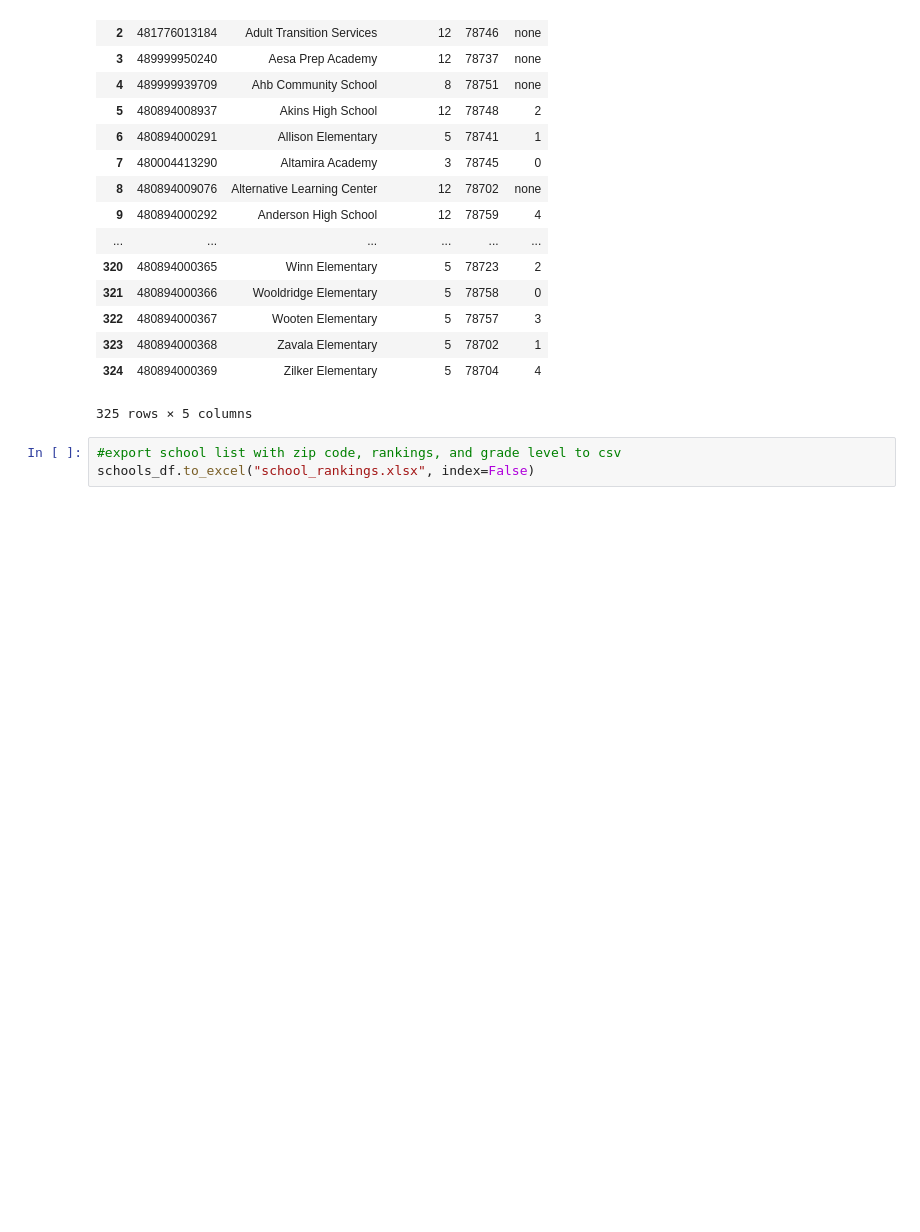
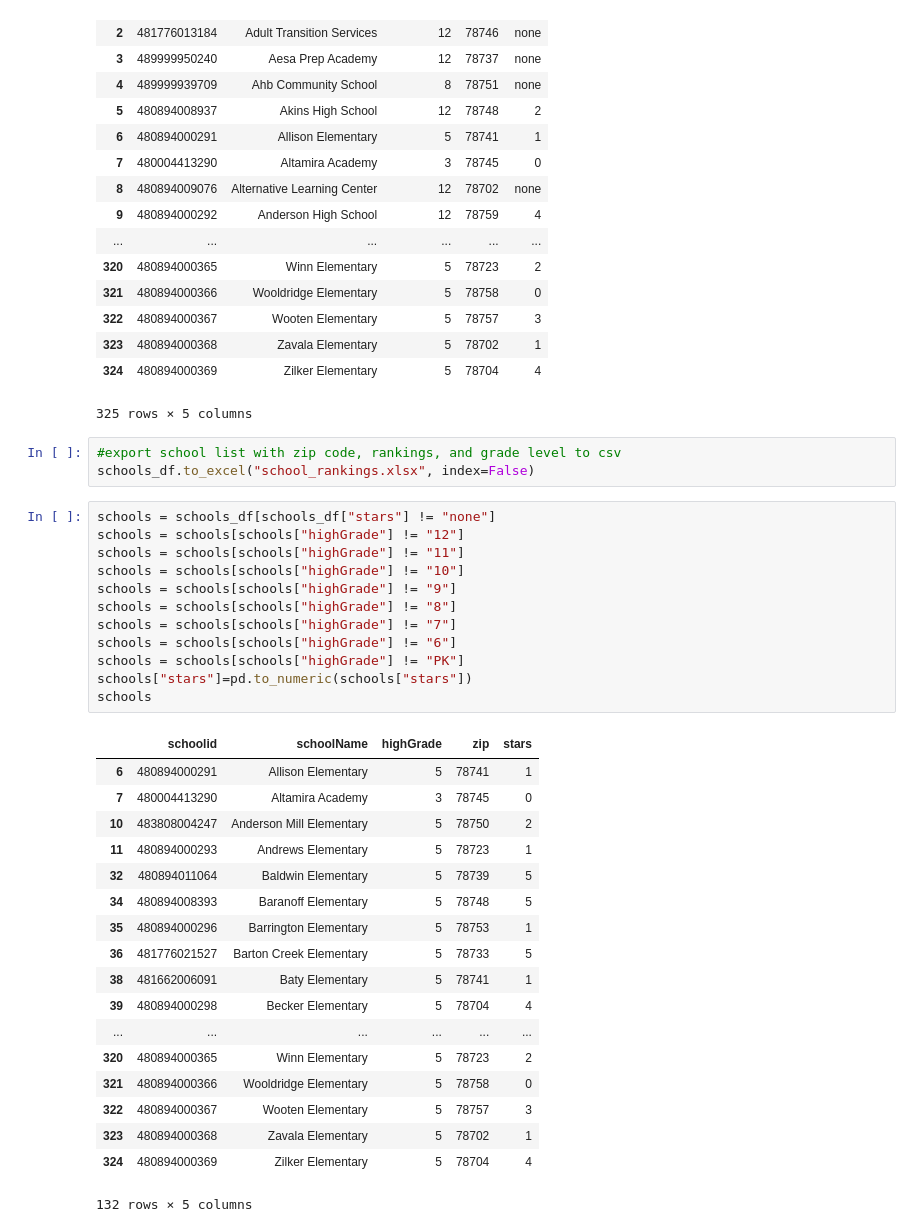
Before and after one commit to rehmanali001/Project1, a Jupyter notebook: School_Digger_Request.ipynb, the cells around one changed output. Saved outputs shown, nothing was run; the diff lists cells and outputs as text; blank space fills up the shorter version.

```diff
--- a/School_Digger_Request.ipynb
+++ b/School_Digger_Request.ipynb
@@ -165,3 +186,34 @@ schools_df
 # %%
 #export school list with zip code, rankings, and grade level to csv
 schools_df.to_excel("school_rankings.xlsx", index=False)
+# %%
+schools = schools_df[schools_df["stars"] != "none"]
+schools = schools[schools["highGrade"] != "12"]
+schools = schools[schools["highGrade"] != "11"]
+schools = schools[schools["highGrade"] != "10"]
+schools = schools[schools["highGrade"] != "9"]
+schools = schools[schools["highGrade"] != "8"]
+schools = schools[schools["highGrade"] != "7"]
+schools = schools[schools["highGrade"] != "6"]
+schools = schools[schools["highGrade"] != "PK"]
+schools["stars"]=pd.to_numeric(schools["stars"])
+schools
+# %% [output]
+|  | schoolid | schoolName | highGrade | zip | stars |
+| 6 | 480894000291 | Allison Elementary | 5 | 78741 | 1 |
+| 7 | 480004413290 | Altamira Academy | 3 | 78745 | 0 |
+| 10 | 483808004247 | Anderson Mill Elementary | 5 | 78750 | 2 |
+| 11 | 480894000293 | Andrews Elementary | 5 | 78723 | 1 |
+| 32 | 480894011064 | Baldwin Elementary | 5 | 78739 | 5 |
+| 34 | 480894008393 | Baranoff Elementary | 5 | 78748 | 5 |
+| 35 | 480894000296 | Barrington Elementary | 5 | 78753 | 1 |
+| 36 | 481776021527 | Barton Creek Elementary | 5 | 78733 | 5 |
+| 38 | 481662006091 | Baty Elementary | 5 | 78741 | 1 |
+| 39 | 480894000298 | Becker Elementary | 5 | 78704 | 4 |
+| ... | ... | ... | ... | ... | ... |
+| 320 | 480894000365 | Winn Elementary | 5 | 78723 | 2 |
+| 321 | 480894000366 | Wooldridge Elementary | 5 | 78758 | 0 |
+| 322 | 480894000367 | Wooten Elementary | 5 | 78757 | 3 |
+| 323 | 480894000368 | Zavala Elementary | 5 | 78702 | 1 |
+| 324 | 480894000369 | Zilker Elementary | 5 | 78704 | 4 |
+132 rows × 5 columns
```
Also changed, not shown: parts of 14 cells of this notebook, 3 other files.
